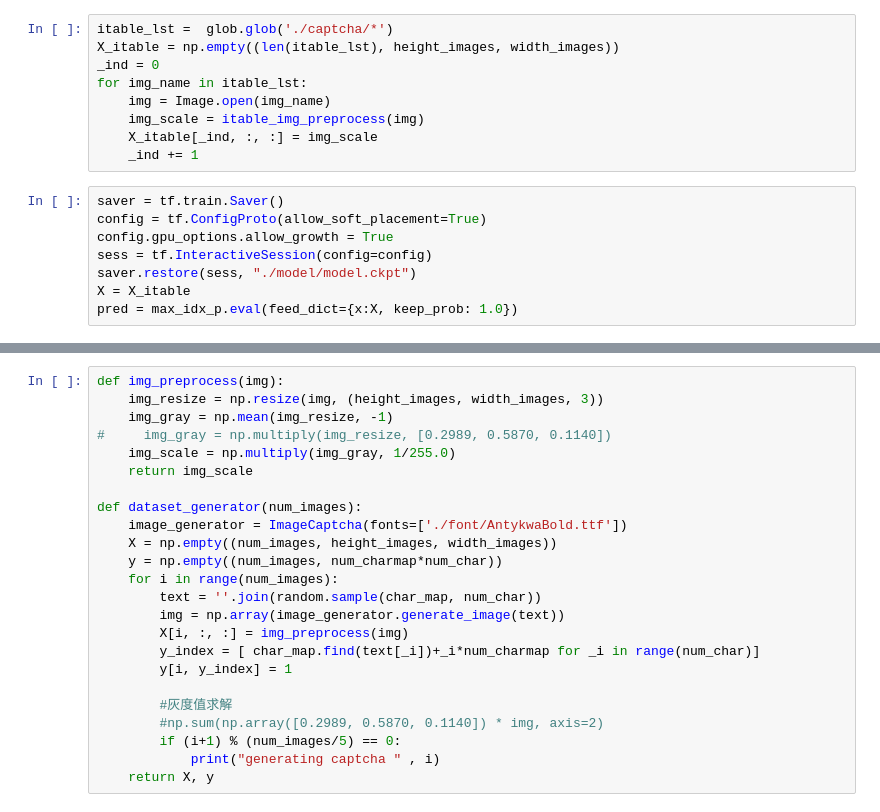
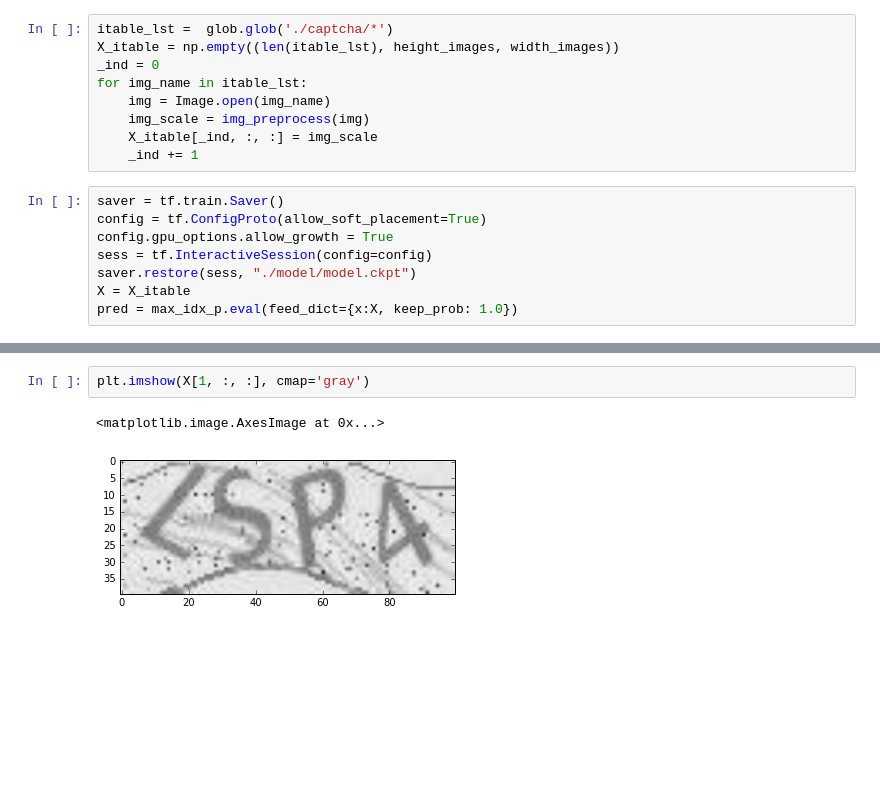
Before and after one commit to yuyang2009/kaggle, a Jupyter notebook: captcha.ipynb, the cells around one changed output, grey strips where cells are left out. Saved outputs shown, nothing was run; the diff lists cells and outputs as text; blank space fills up the shorter version.

```diff
--- a/captcha.ipynb
+++ b/captcha.ipynb
@@ -434,7 +436,7 @@ X_itable = np.empty((len(itable_lst), height_images, width_images))
 _ind = 0
 for img_name in itable_lst:
     img = Image.open(img_name)
-    img_scale = itable_img_preprocess(img)
+    img_scale = img_preprocess(img)
     X_itable[_ind, :, :] = img_scale
     _ind += 1
 # %%
@@ -467,25 +450,6 @@ plt.imshow(img_scale, cmap='gray')
-# %%
-def img_preprocess(img):
-    img_resize = np.resize(img, (height_images, width_images, 3))
-    img_gray = np.mean(img_resize, -1)
-#     img_gray = np.multiply(img_resize, [0.2989, 0.5870, 0.1140])
-    img_scale = np.multiply(img_gray, 1/255.0)
-    return img_scale
-
-def dataset_generator(num_images):
-    image_generator = ImageCaptcha(fonts=['./font/AntykwaBold.ttf'])
-    X = np.empty((num_images, height_images, width_images))
-    y = np.empty((num_images, num_charmap*num_char))
-    for i in range(num_images):
-        text = ''.join(random.sample(char_map, num_char))
-        img = np.array(image_generator.generate_image(text))
-        X[i, :, :] = img_preprocess(img)
-        y_index = [ char_map.find(text[_i])+_i*num_charmap for _i in range(num_char)]
-        y[i, y_index] = 1
-
-        #灰度值求解
-        #np.sum(np.array([0.2989, 0.5870, 0.1140]) * img, axis=2)
-        if (i+1) % (num_images/5) == 0:
-            print("generating captcha " , i)
-    return X, y
+# %%
+plt.imshow(X[1, :, :], cmap='gray')
+# %% [output]
+<matplotlib.image.AxesImage at 0x...>
+[figure, added]
 # %%
```
Also changed, not shown: parts of 14 cells of this notebook.
